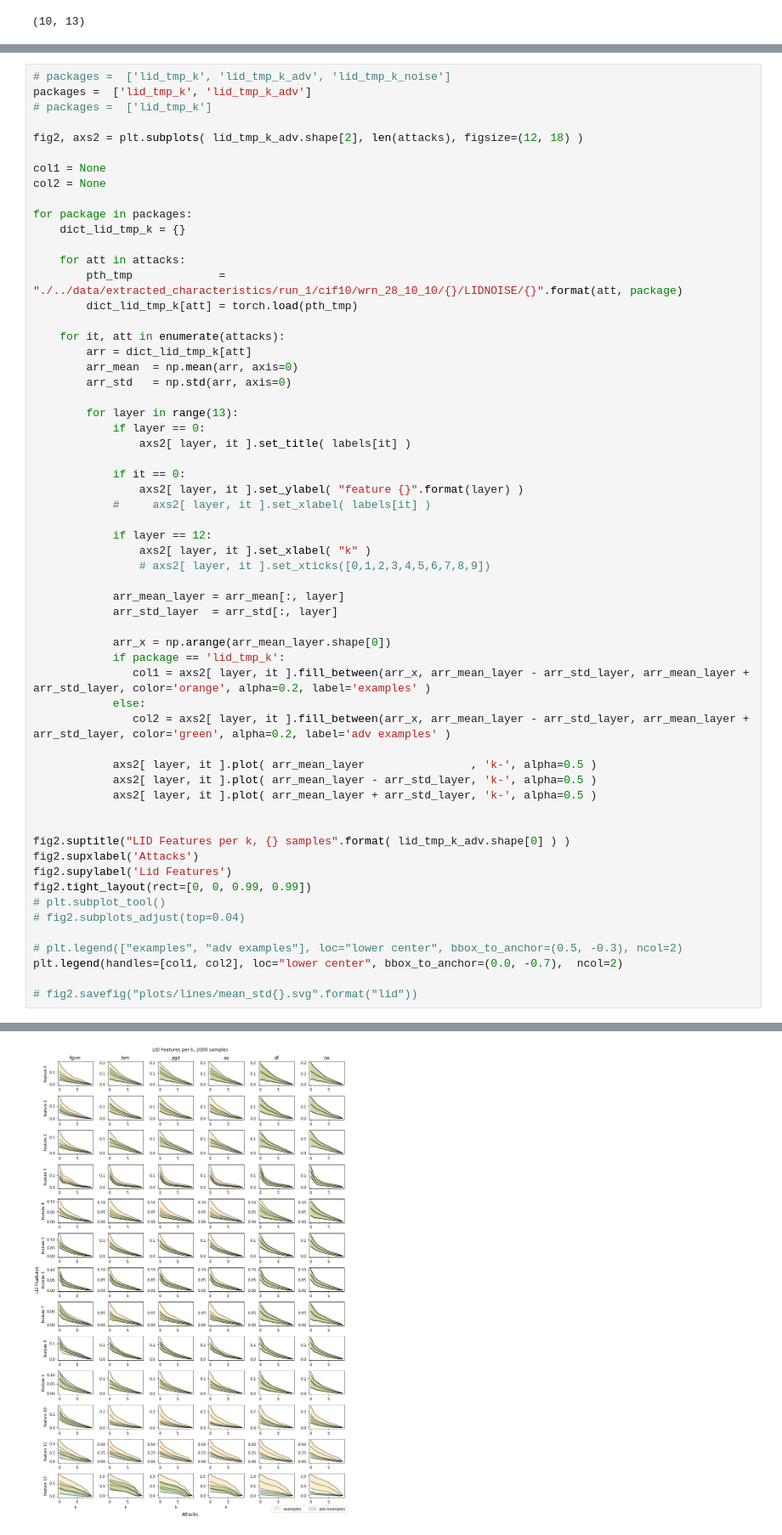
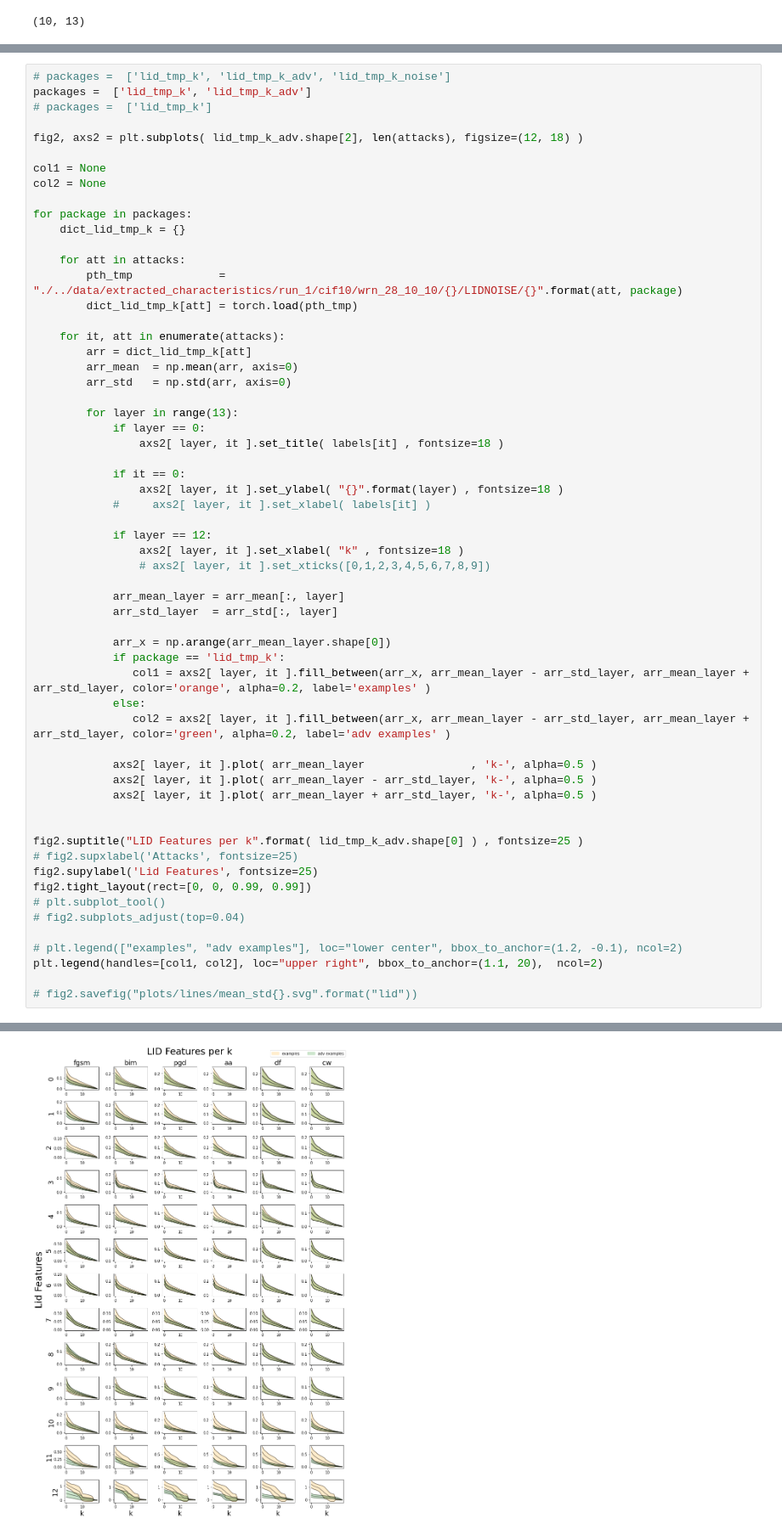
Before and after one commit to adverML/SpectralDefense, a Jupyter notebook: src/analysis_nonlinear_lid/lineplots.ipynb, the cells around one changed output, grey strips where cells are left out. Shown: that part at 85% size. Cells and saved outputs as stored; diff of their text form.

```diff
--- a/src/analysis_nonlinear_lid/lineplots.ipynb
+++ b/src/analysis_nonlinear_lid/lineplots.ipynb
@@ -252,42 +252,42 @@ for package in packages:
 
         for layer in range(13):
             if layer == 0:
-                axs2[ layer, it ].set_title( labels[it] )
+                axs2[ layer, it ].set_title( labels[it] , fontsize=18 )
 
             if it == 0:
-                axs2[ layer, it ].set_ylabel( "feature {}".format(layer) )
+                axs2[ layer, it ].set_ylabel( "{}".format(layer) , fontsize=18 )
             #     axs2[ layer, it ].set_xlabel( labels[it] )
 
             if layer == 12:
-                axs2[ layer, it ].set_xlabel( "k" )
+                axs2[ layer, it ].set_xlabel( "k" , fontsize=18 )
                 # axs2[ layer, it ].set_xticks([0,1,2,3,4,5,6,7,8,9])
 
             arr_mean_layer = arr_mean[:, layer]
             arr_std_layer  = arr_std[:, layer]
 
             arr_x = np.arange(arr_mean_layer.shape[0])
             if package == 'lid_tmp_k':
                col1 = axs2[ layer, it ].fill_between(arr_x, arr_mean_layer - arr_std_layer, arr_mean_layer + arr_std_layer, color='orange', alpha=0.2, label='examples' )
             else:
                col2 = axs2[ layer, it ].fill_between(arr_x, arr_mean_layer - arr_std_layer, arr_mean_layer + arr_std_layer, color='green', alpha=0.2, label='adv examples' )
 
             axs2[ layer, it ].plot( arr_mean_layer                , 'k-', alpha=0.5 )
             axs2[ layer, it ].plot( arr_mean_layer - arr_std_layer, 'k-', alpha=0.5 )
             axs2[ layer, it ].plot( arr_mean_layer + arr_std_layer, 'k-', alpha=0.5 )
 
 
-fig2.suptitle("LID Features per k, {} samples".format( lid_tmp_k_adv.shape[0] ) )
-fig2.supxlabel('Attacks')
-fig2.supylabel('Lid Features')
+fig2.suptitle("LID Features per k".format( lid_tmp_k_adv.shape[0] ) , fontsize=25 )
+# fig2.supxlabel('Attacks', fontsize=25)
+fig2.supylabel('Lid Features', fontsize=25)
 fig2.tight_layout(rect=[0, 0, 0.99, 0.99])
 # plt.subplot_tool()
 # fig2.subplots_adjust(top=0.04)
 
-# plt.legend(["examples", "adv examples"], loc="lower center", bbox_to_anchor=(0.5, -0.3), ncol=2)
-plt.legend(handles=[col1, col2], loc="lower center", bbox_to_anchor=(0.0, -0.7),  ncol=2)
+# plt.legend(["examples", "adv examples"], loc="lower center", bbox_to_anchor=(1.2, -0.1), ncol=2)
+plt.legend(handles=[col1, col2], loc="upper right", bbox_to_anchor=(1.1, 20),  ncol=2)
 
 # fig2.savefig("plots/lines/mean_std{}.svg".format("lid"))
 # %% [output]
 <matplotlib.legend.Legend at 0x...>
-[figure, old version]
+[figure, new version]
 # %%
```
Also changed, not shown: parts of 16 cells of this notebook, 36 other files.
